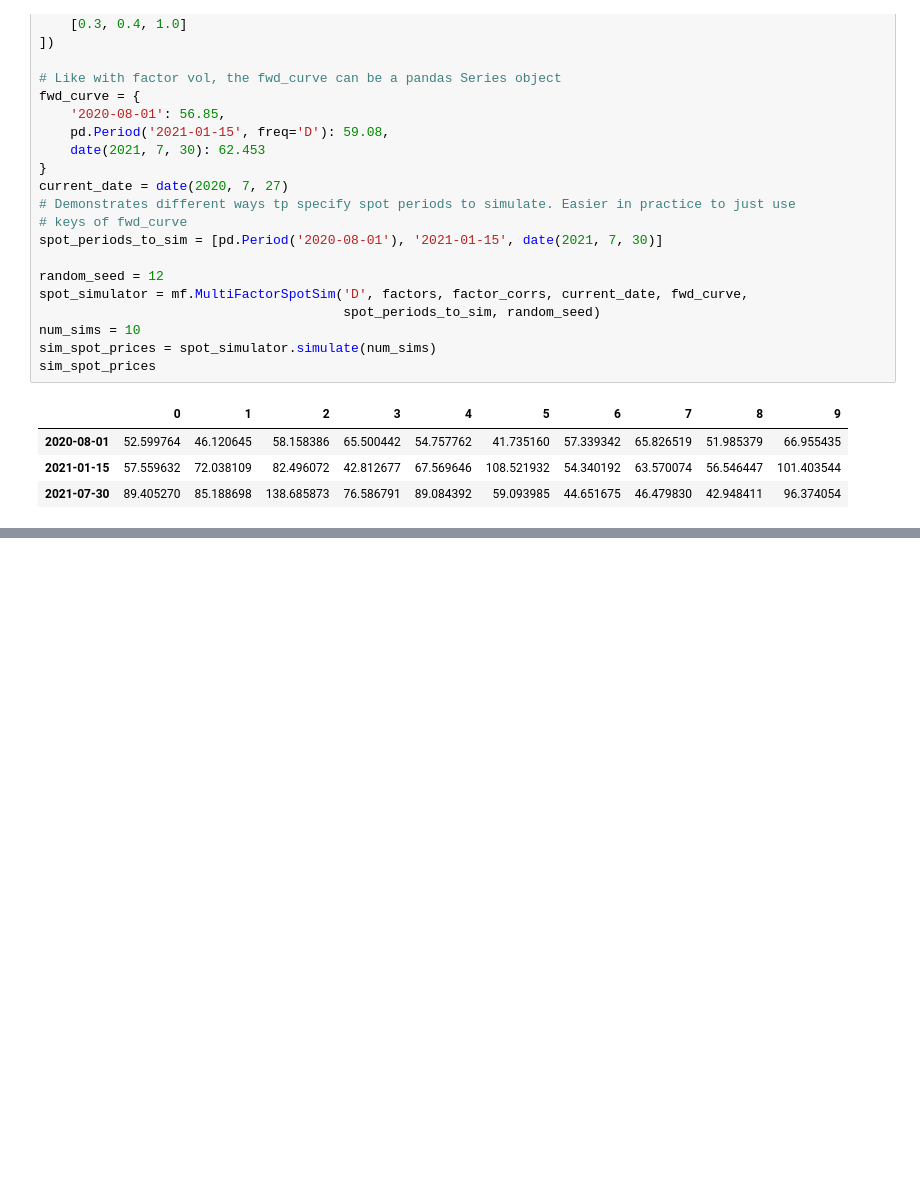
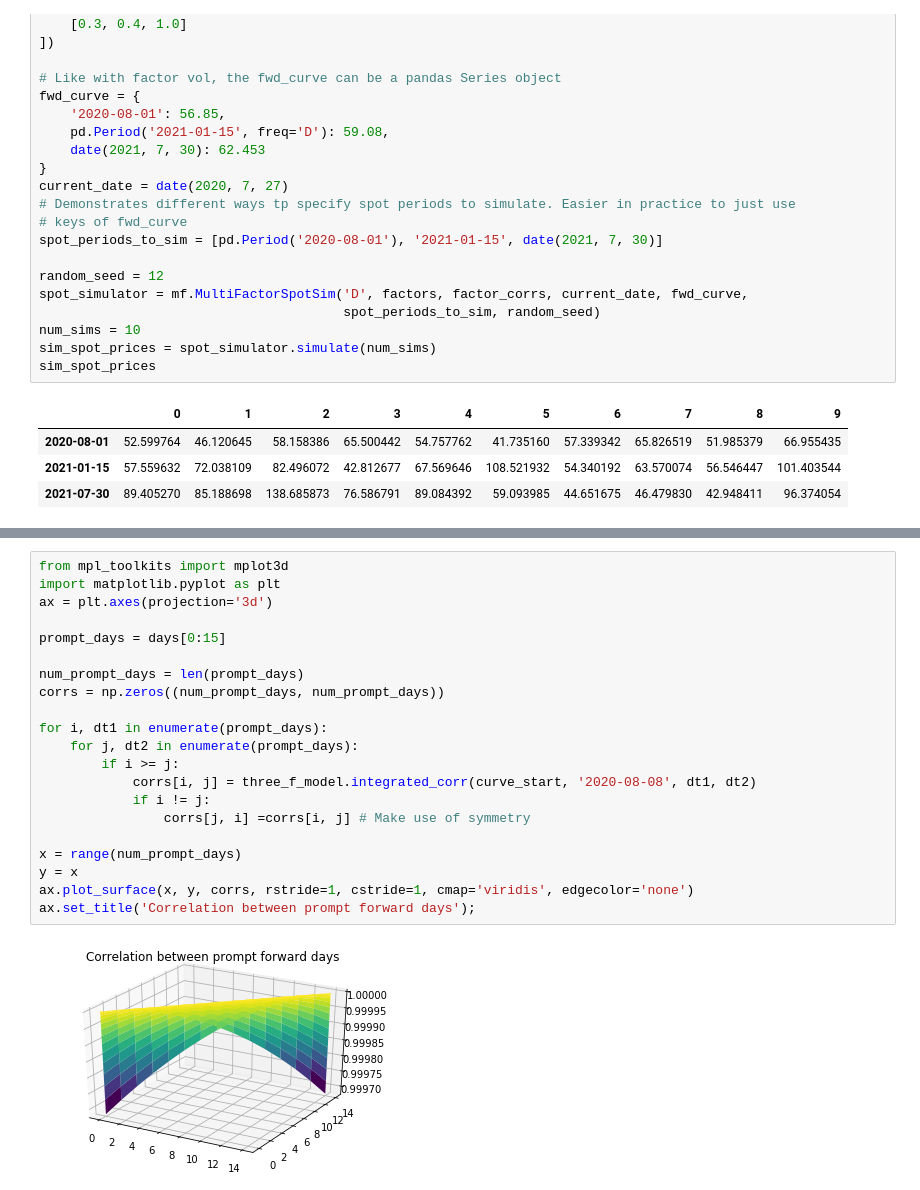
Before and after one commit to eliot-tabet/storage, a Jupyter notebook: samples/python/scratchpads/multi_factor_scratchpad.ipynb, the cells around one changed output, grey strips where cells are left out. Cells and saved outputs as stored; diff of their text form; blank space fills up the shorter version.

```diff
--- a/samples/python/scratchpads/multi_factor_scratchpad.ipynb
+++ b/samples/python/scratchpads/multi_factor_scratchpad.ipynb
@@ -46,0 +116,23 @@ sim_spot_prices
+# %%
+from mpl_toolkits import mplot3d
+import matplotlib.pyplot as plt
+ax = plt.axes(projection='3d')
+
+prompt_days = days[0:15]
+
+num_prompt_days = len(prompt_days)
+corrs = np.zeros((num_prompt_days, num_prompt_days))
+
+for i, dt1 in enumerate(prompt_days):
+    for j, dt2 in enumerate(prompt_days):
+        if i >= j:
+            corrs[i, j] = three_f_model.integrated_corr(curve_start, '2020-08-08', dt1, dt2)
+            if i != j:
+                corrs[j, i] =corrs[i, j] # Make use of symmetry
+
+x = range(num_prompt_days)
+y = x
+ax.plot_surface(x, y, corrs, rstride=1, cstride=1, cmap='viridis', edgecolor='none')
+ax.set_title('Correlation between prompt forward days');
+# %% [output]
+[figure, added]
```
Also changed, not shown: parts of 3 cells of this notebook.
